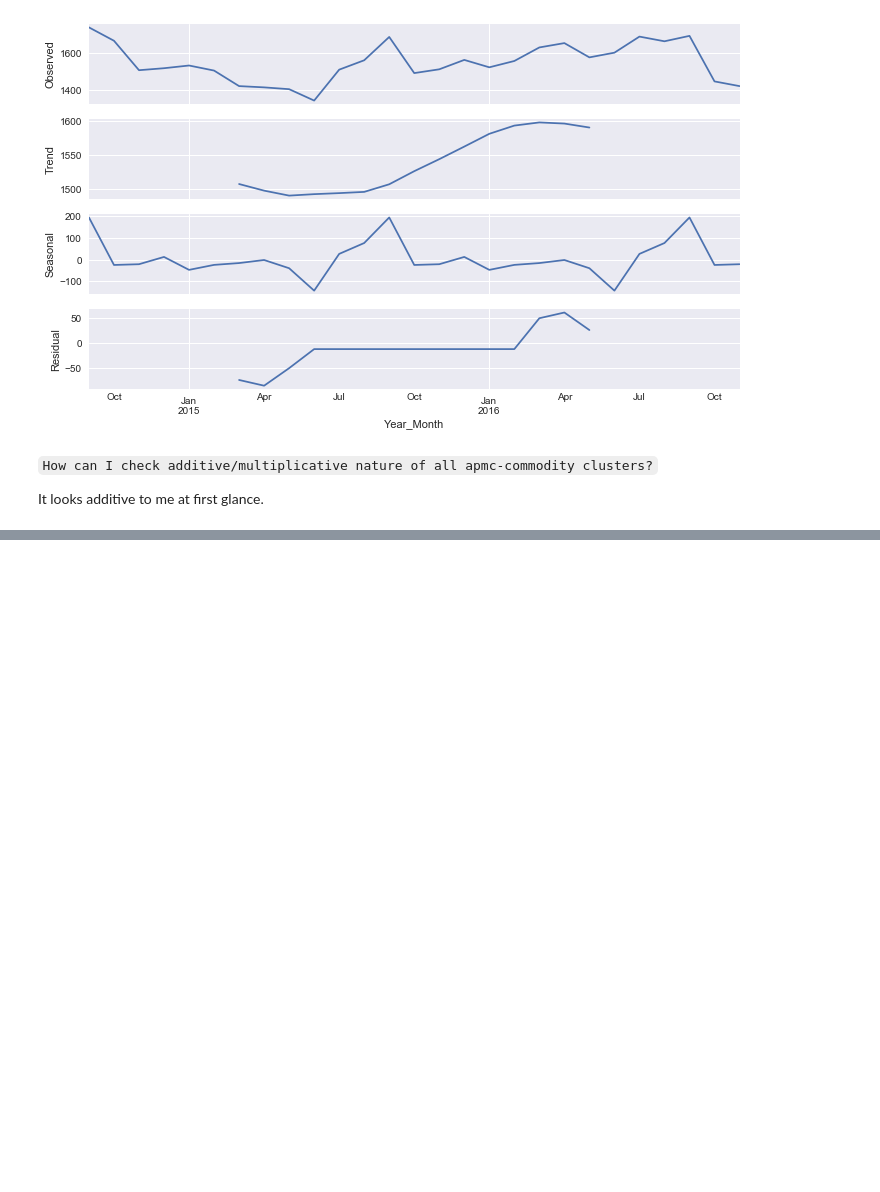
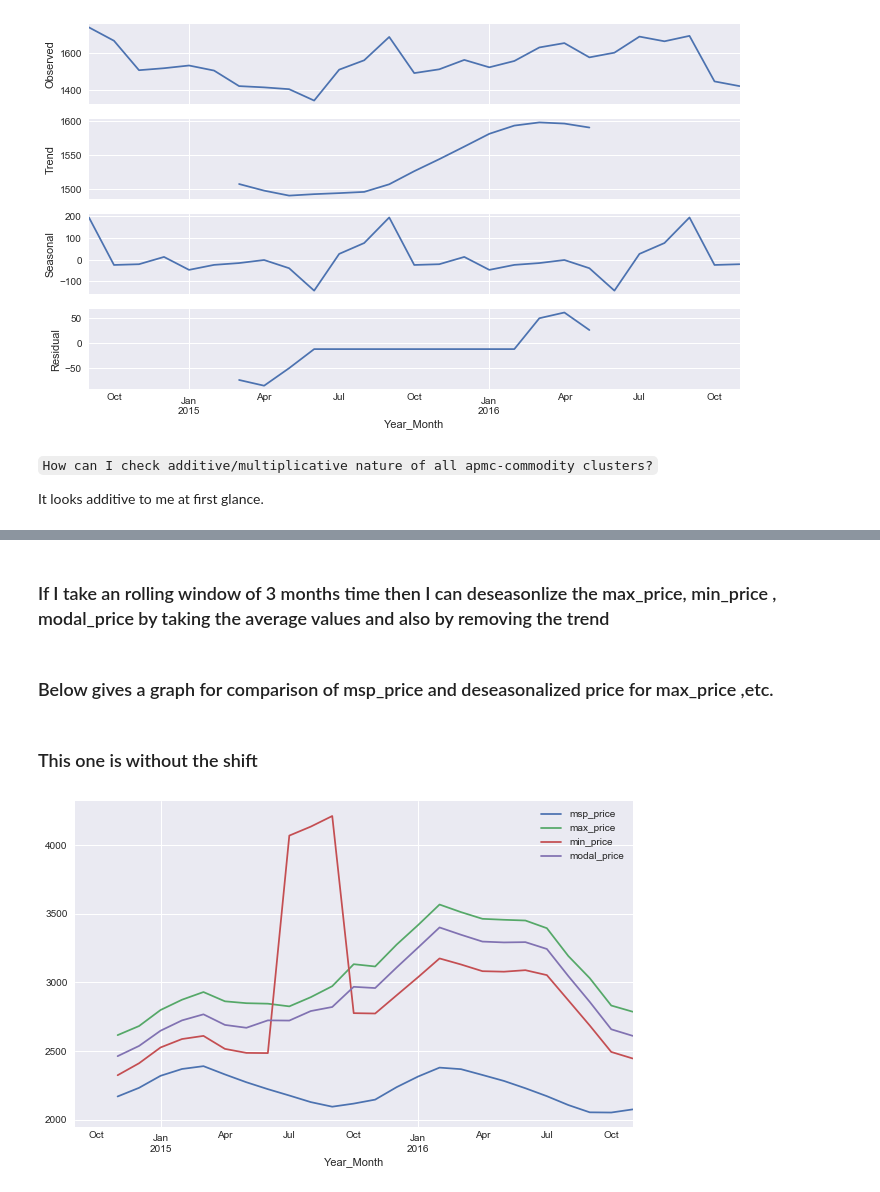
Before and after one commit to sirius0503/Trends_In_APMC, a Jupyter notebook: apmc_trends.ipynb, the cells around one changed output, grey strips where cells are left out. Drawn from its saved outputs; the diff is of its cells as text; code cells hidden in the pictures; blank space fills up the shorter version.

```diff
--- a/apmc_trends.ipynb
+++ b/apmc_trends.ipynb
@@ -727,0 +798,10 @@ for group, frame in df2.reset_index().groupby('APMC'):
+# %% [markdown]
+### If I take an rolling window of 3 months time then I can deseasonlize the max_price, min_price , modal_price by taking the average values and also by removing the trend
+# %% [markdown]
+###  Below gives a graph for comparison of msp_price and deseasonalized price for max_price ,etc.
+# %% [markdown]
+### This one is without the shift
+# %%
+ax = df2.dropna().groupby(level = 0)[[ 'msp_price', 'max_price', 'min_price', 'modal_price']].agg('mean').rolling(window = 3).agg('mean').plot()
+# %% [output]
+[figure, added]
```
Also changed, not shown: parts of 16 cells of this notebook, 1 other file.
